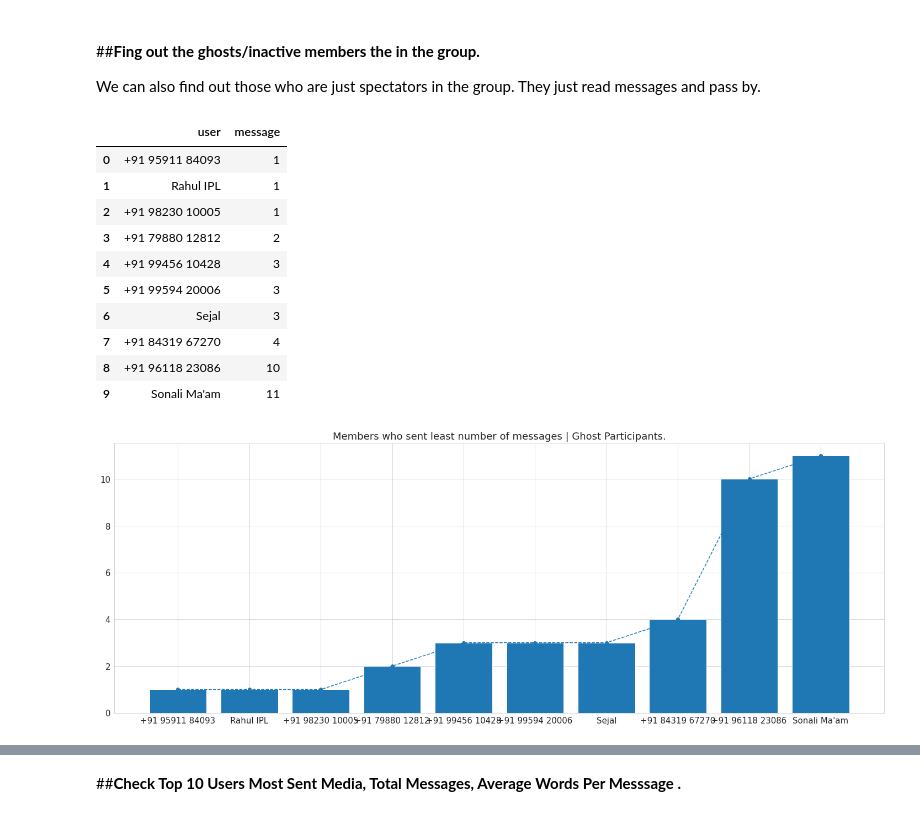
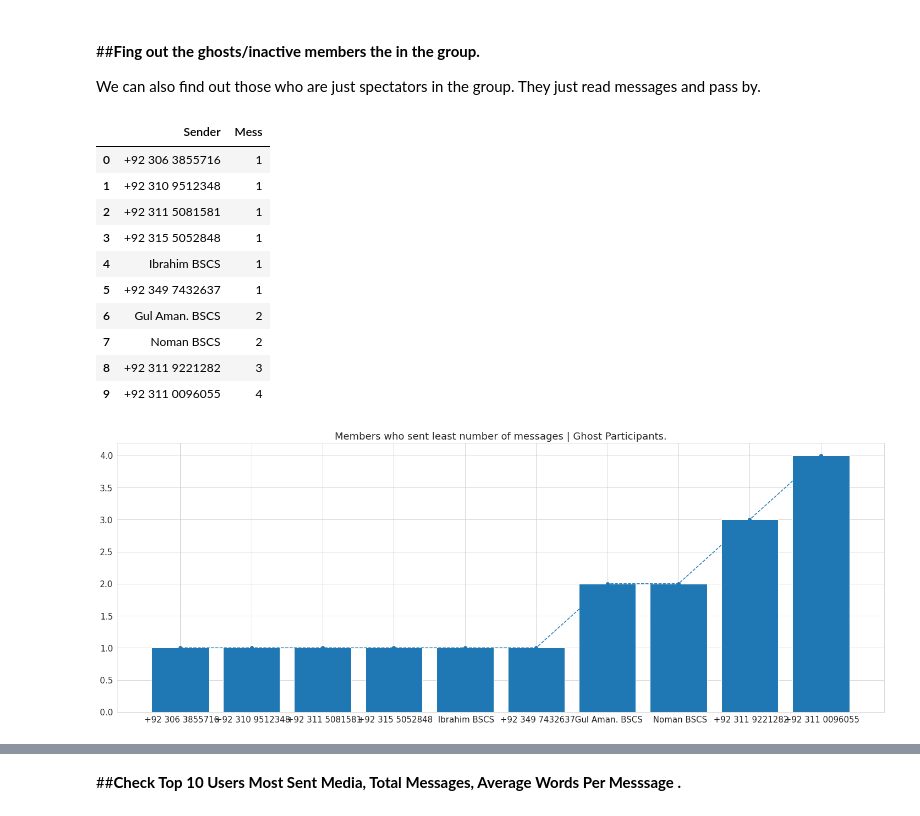
Before and after one commit to AhmadHassancs/Python-Data-Analysis, a Jupyter notebook: 4. WhatsApp Chat Analysis/WhatsApp_Chat_Analysis.ipynb, the cells around one changed output, grey strips where cells are left out. Drawn from its saved outputs; the diff is of its cells as text; code cells hidden in the pictures.

```diff
--- a/4. WhatsApp Chat Analysis/WhatsApp_Chat_Analysis.ipynb
+++ b/4. WhatsApp Chat Analysis/WhatsApp_Chat_Analysis.ipynb
@@ -107,0 +133,7 @@ df
+# %%
+# df[['Date','Time']] = df.a.str.split(",",expand=True)
+df[['Sender', 'Mess']] = df.Msg.str.split(": ", expand=True)
+# %%
+# df.drop('a', axis=1, inplace=True)
+df.drop('Msg', axis=1, inplace=True)
+df.head(5)
@@ -143,3 +178,5 @@ array(['group_notification', 'TDS', 'Ipsita', 'Vinay IPL',
+# %%
+df['date_time'] =  pd.to_datetime(df['date_time'], infer_datetime_format=True)
 # %%
 df['day'] = df['date_time'].dt.strftime('%a')
 df['month'] = df['date_time'].dt.strftime('%b')
@@ -343,37 +364,37 @@ As we can see, the person who message most in the group is IPL Sai Sunder follow
 We can also find out those who are just spectators in the group. They just read messages and pass by.
 # %%
 df2 = df.copy()
-df2 = df2[df2.user != "group_notification"]
-last10df = df2.groupby("user")["message"].count().sort_values(ascending=True) #either change this or use the tail function instead of head below
+df2 = df2[df2.Sender != "group_notification"]
+last10df = df2.groupby("Sender")["Mess"].count().sort_values(ascending=True) #either change this or use the tail function instead of head below
 
 # Final Data Frame
 last10df = last10df.head(10).reset_index() #if you did not set 'ascending=True', then use tail(10) over here instead of head(10)
 last10df
 # %% [output]
-|  | user | message |
-| 0 | +91 95911 84093 | 1 |
-| 1 | Rahul IPL | 1 |
-| 2 | +91 98230 10005 | 1 |
-| 3 | +91 79880 12812 | 2 |
-| 4 | +91 99456 10428 | 3 |
-| 5 | +91 99594 20006 | 3 |
-| 6 | Sejal | 3 |
-| 7 | +91 84319 67270 | 4 |
-| 8 | +91 96118 23086 | 10 |
-| 9 | Sonali Ma'am | 11 |
+|  | Sender | Mess |
+| 0 | +92 306 3855716 | 1 |
+| 1 | +92 310 9512348 | 1 |
+| 2 | +92 311 5081581 | 1 |
+| 3 | +92 315 5052848 | 1 |
+| 4 | Ibrahim BSCS | 1 |
+| 5 | +92 349 7432637 | 1 |
+| 6 | Gul Aman. BSCS | 2 |
+| 7 | Noman BSCS | 2 |
+| 8 | +92 311 9221282 | 3 |
+| 9 | +92 311 0096055 | 4 |
 # %%
 # Improving Default Styles using Seaborn
 sns.set_style("whitegrid")
 
 # Increasing the figure size
 
 plt.figure(figsize=(25, 9))
 
 plt.title("Members who sent least number of messages | Ghost Participants.")
 
-plt.bar(last10df.user, last10df.message)   # basic bar chart
-plt.plot(last10df.user, last10df.message, marker='o', ls='--')  # line chart
+plt.bar(last10df.Sender, last10df.Mess)   # basic bar chart
+plt.plot(last10df.Sender, last10df.Mess, marker='o', ls='--')  # line chart
 plt.show()
 # %% [output]
-[figure, old version]
+[figure, new version]
 # %%
```
Also changed, not shown: parts of 39 cells of this notebook.
